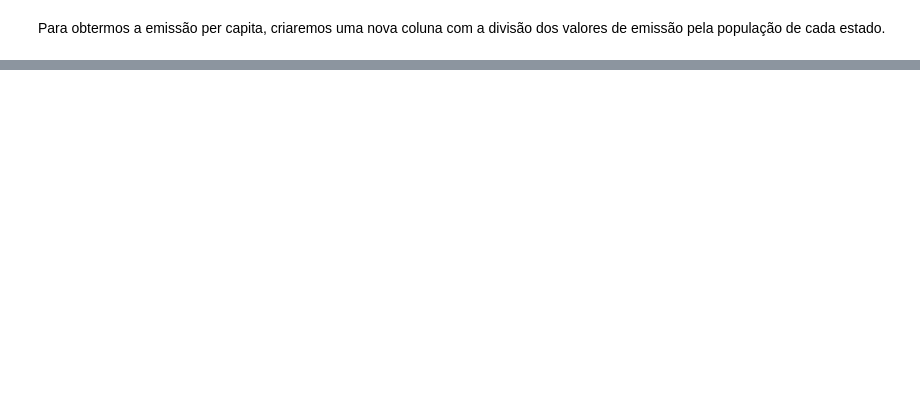
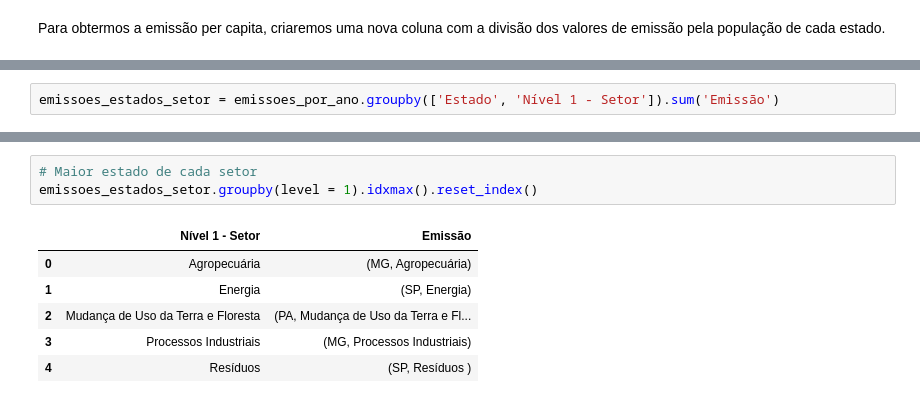
Before and after one commit to lukaswyllis/formacao_python_para_data_science, a Jupyter notebook: Curso 6 - Pandas - Selecionando e agrupando dados.ipynb, the cells around one changed output, grey strips where cells are left out. Drawn from its saved outputs; the diff is of its cells as text; blank space fills up the shorter version.

```diff
--- a/Curso 6 - Pandas - Selecionando e agrupando dados.ipynb
+++ b/Curso 6 - Pandas - Selecionando e agrupando dados.ipynb
@@ -236,0 +929,2 @@ px.scatter(data_frame = dados_agrupados, x = 'populacao', y = 'Emissão', text =
+# %%
+emissoes_estados_setor = emissoes_por_ano.groupby(['Estado', 'Nível 1 - Setor']).sum('Emissão')
@@ -236,0 +980,10 @@ px.scatter(data_frame = dados_agrupados, x = 'populacao', y = 'Emissão', text =
+# %%
+# Maior estado de cada setor
+emissoes_estados_setor.groupby(level = 1).idxmax().reset_index()
+# %% [output]
+|  | Nível 1 - Setor | Emissão |
+| 0 | Agropecuária | (MG, Agropecuária) |
+| 1 | Energia | (SP, Energia) |
+| 2 | Mudança de Uso da Terra e Floresta | (PA, Mudança de Uso da Terra e Fl... |
+| 3 | Processos Industriais | (MG, Processos Industriais) |
+| 4 | Resíduos | (SP, Resíduos ) |
```
Also changed, not shown: parts of 71 cells of this notebook.
